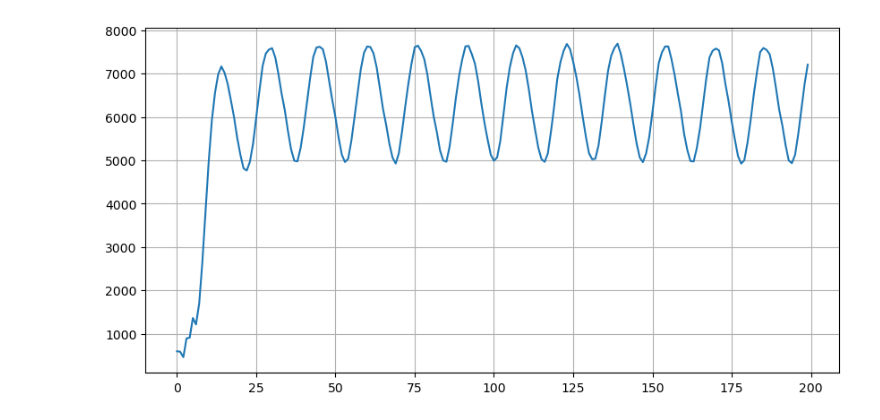
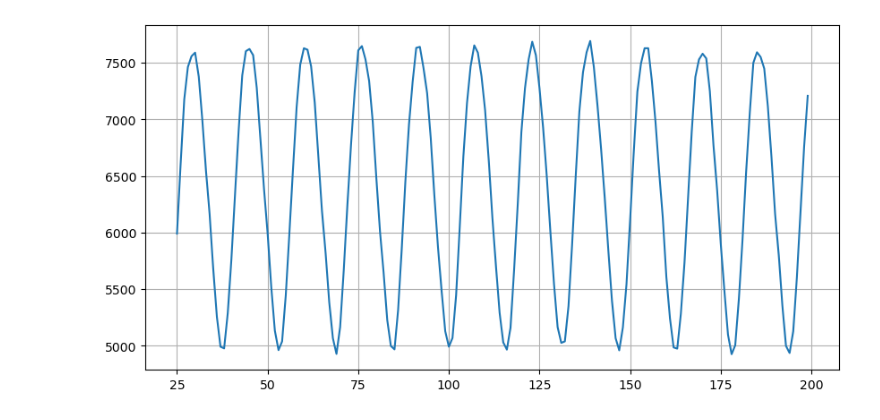
Before and after one commit to camillemotajf/lab_controle, a Jupyter notebook: plot_senoide.ipynb, the cells around one changed output. Cells and saved outputs as stored; diff of their text form; code cells hidden in the pictures.

```diff
--- a/plot_senoide.ipynb
+++ b/plot_senoide.ipynb
@@ -9,9 +9,9 @@ data_rpm = pd.read_csv('dados_rpm_100hz.csv')
 # %%
 plt.figure(figsize=(10,5))
 # plt.plot(data['tempo'].iloc[5:100], data['tensao'].iloc[5:100], label= 'Senoide Ts = 1ms')
-plt.plot(data_rpm['rpm'].iloc[: 200])
+plt.plot(data_rpm['rpm'].iloc[25: 200])
 plt.grid()
 
 plt.show()
 # %% [output]
-[figure, old version]
+[figure, new version]
```
